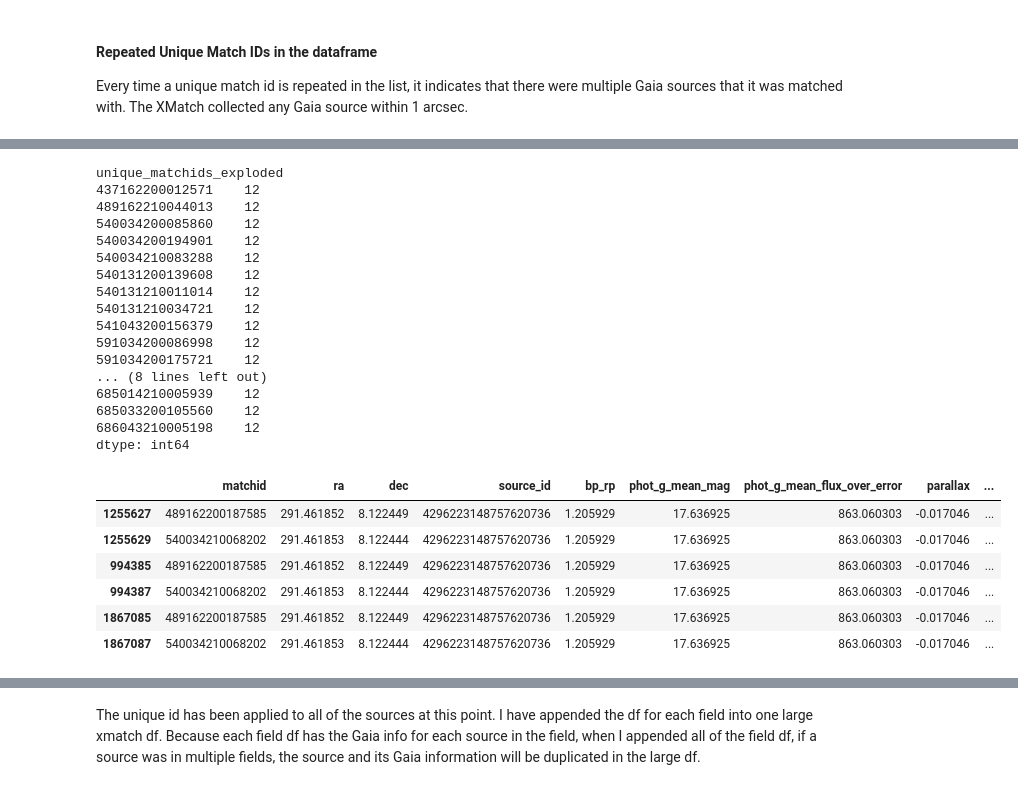
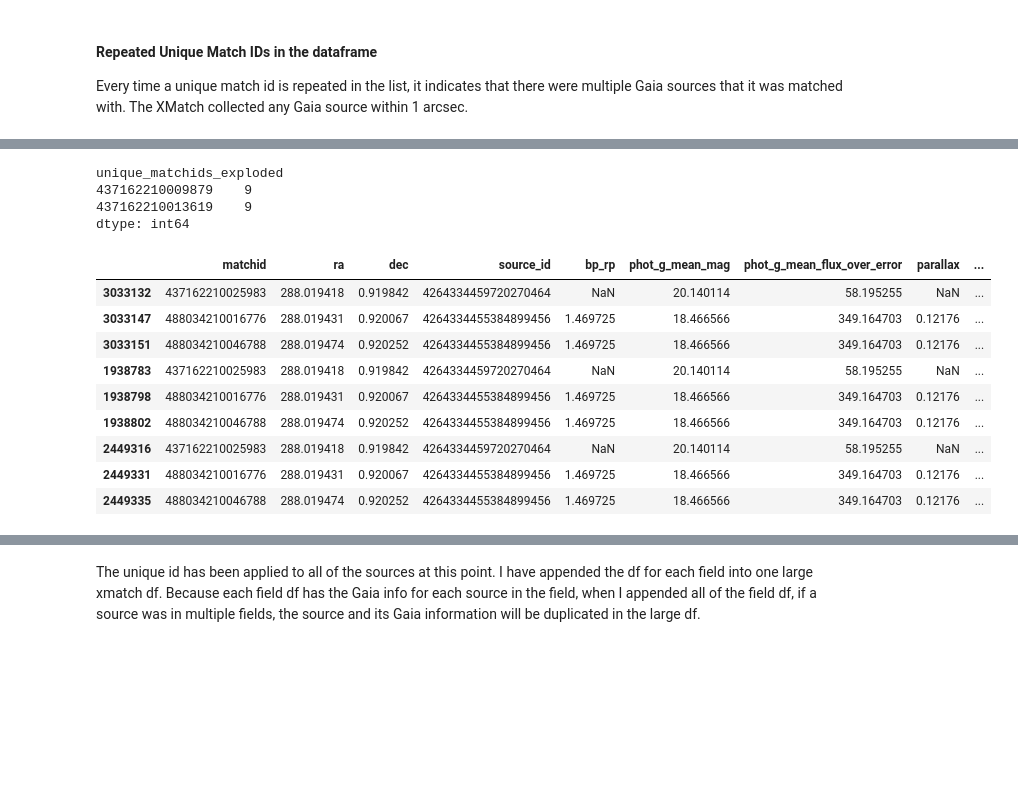
Before and after one commit to courtk32/stellar_flares, a Jupyter notebook: Flare_Analysis_All_Stats.ipynb, the cells around one changed output, grey strips where cells are left out. Cells and saved outputs as stored; diff of their text form; code cells hidden in the pictures; blank space fills up the shorter version.

```diff
--- a/Flare_Analysis_All_Stats.ipynb
+++ b/Flare_Analysis_All_Stats.ipynb
@@ -293,7 +305,7 @@ df_xmatch['unique_matchids_exploded'].astype(int).head()
 4    436122210004712
 Name: unique_matchids_exploded, dtype: int64
 # %%
-df_xmatch['unique_matchids_exploded'] = df_xmatch['unique_matchids_exploded'].astype(int)
+df2_xmatch['unique_matchids_exploded'] = df2_xmatch['unique_matchids_exploded'].astype(int)
 # %%
 #df_xmatch = df_xmatch.set_index('unique_matchids_exploded')
 # %%
@@ -400,32 +412,22 @@ Text(0.5, 1.0, 'Number of Gaia matchs per ZTF source')
 # %%
 max(duplicates_xmatch.values)
-duplicates_xmatch.loc[duplicates_xmatch.values == 12]
+duplicates_xmatch.loc[duplicates_xmatch.values == 9]
 # %% [output]
 unique_matchids_exploded
-437162200012571    12
-489162210044013    12
-540034200085860    12
-540034200194901    12
-540034210083288    12
-540131200139608    12
-540131210011014    12
-540131210034721    12
-541043200156379    12
-591034200086998    12
-591034200175721    12
-... (8 lines left out)
-685014210005939    12
-685033200105560    12
-686043210005198    12
+437162210009879    9
+437162210013619    9
 dtype: int64
 # %%
 #this shows a wierd pattern of finding the same Gaia source for the same source but it is repeating.
-df_xmatch.loc[df_xmatch['unique_matchids_exploded'] == 489162210044013]
+df_xmatch.loc[df_xmatch['unique_matchids_exploded'] == 437162210009879]
 # %% [output]
 |  | matchid | ra | dec | source_id | bp_rp | phot_g_mean_mag | phot_g_mean_flux_over_error | parallax | ... |
-| 1255627 | 489162200187585 | 291.461852 | 8.122449 | 4296223148757620736 | 1.205929 | 17.636925 | 863.060303 | -0.017046 | ... |
-| 1255629 | 540034210068202 | 291.461853 | 8.122444 | 4296223148757620736 | 1.205929 | 17.636925 | 863.060303 | -0.017046 | ... |
-| 994385 | 489162200187585 | 291.461852 | 8.122449 | 4296223148757620736 | 1.205929 | 17.636925 | 863.060303 | -0.017046 | ... |
-| 994387 | 540034210068202 | 291.461853 | 8.122444 | 4296223148757620736 | 1.205929 | 17.636925 | 863.060303 | -0.017046 | ... |
-| 1867085 | 489162200187585 | 291.461852 | 8.122449 | 4296223148757620736 | 1.205929 | 17.636925 | 863.060303 | -0.017046 | ... |
-| 1867087 | 540034210068202 | 291.461853 | 8.122444 | 4296223148757620736 | 1.205929 | 17.636925 | 863.060303 | -0.017046 | ... |
+| 3033132 | 437162210025983 | 288.019418 | 0.919842 | 4264334459720270464 | NaN | 20.140114 | 58.195255 | NaN | ... |
+| 3033147 | 488034210016776 | 288.019431 | 0.920067 | 4264334455384899456 | 1.469725 | 18.466566 | 349.164703 | 0.12176 | ... |
+| 3033151 | 488034210046788 | 288.019474 | 0.920252 | 4264334455384899456 | 1.469725 | 18.466566 | 349.164703 | 0.12176 | ... |
+| 1938783 | 437162210025983 | 288.019418 | 0.919842 | 4264334459720270464 | NaN | 20.140114 | 58.195255 | NaN | ... |
+| 1938798 | 488034210016776 | 288.019431 | 0.920067 | 4264334455384899456 | 1.469725 | 18.466566 | 349.164703 | 0.12176 | ... |
+| 1938802 | 488034210046788 | 288.019474 | 0.920252 | 4264334455384899456 | 1.469725 | 18.466566 | 349.164703 | 0.12176 | ... |
+| 2449316 | 437162210025983 | 288.019418 | 0.919842 | 4264334459720270464 | NaN | 20.140114 | 58.195255 | NaN | ... |
+| 2449331 | 488034210016776 | 288.019431 | 0.920067 | 4264334455384899456 | 1.469725 | 18.466566 | 349.164703 | 0.12176 | ... |
+| 2449335 | 488034210046788 | 288.019474 | 0.920252 | 4264334455384899456 | 1.469725 | 18.466566 | 349.164703 | 0.12176 | ... |
```
Also changed, not shown: parts of 48 cells of this notebook.
